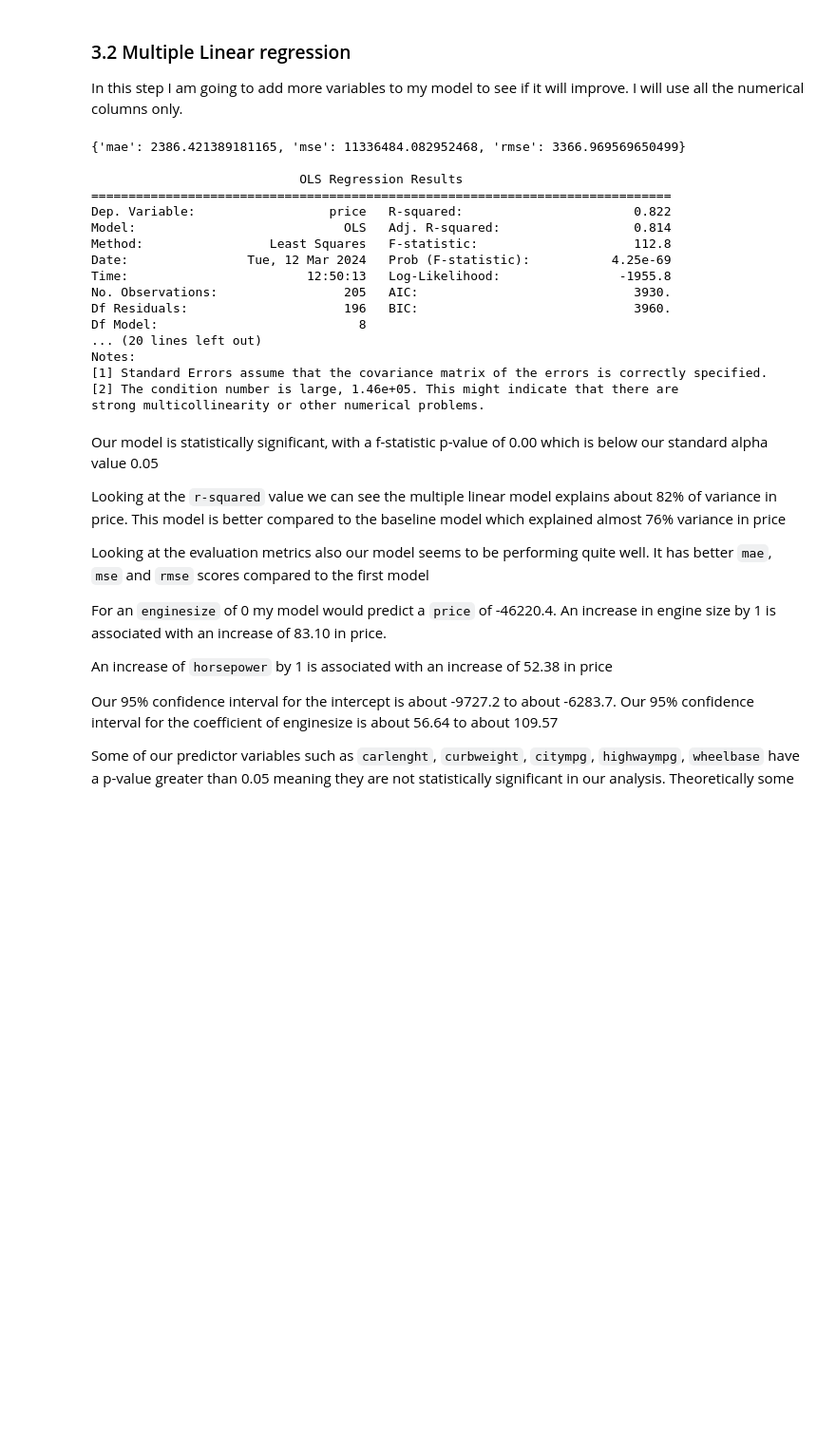
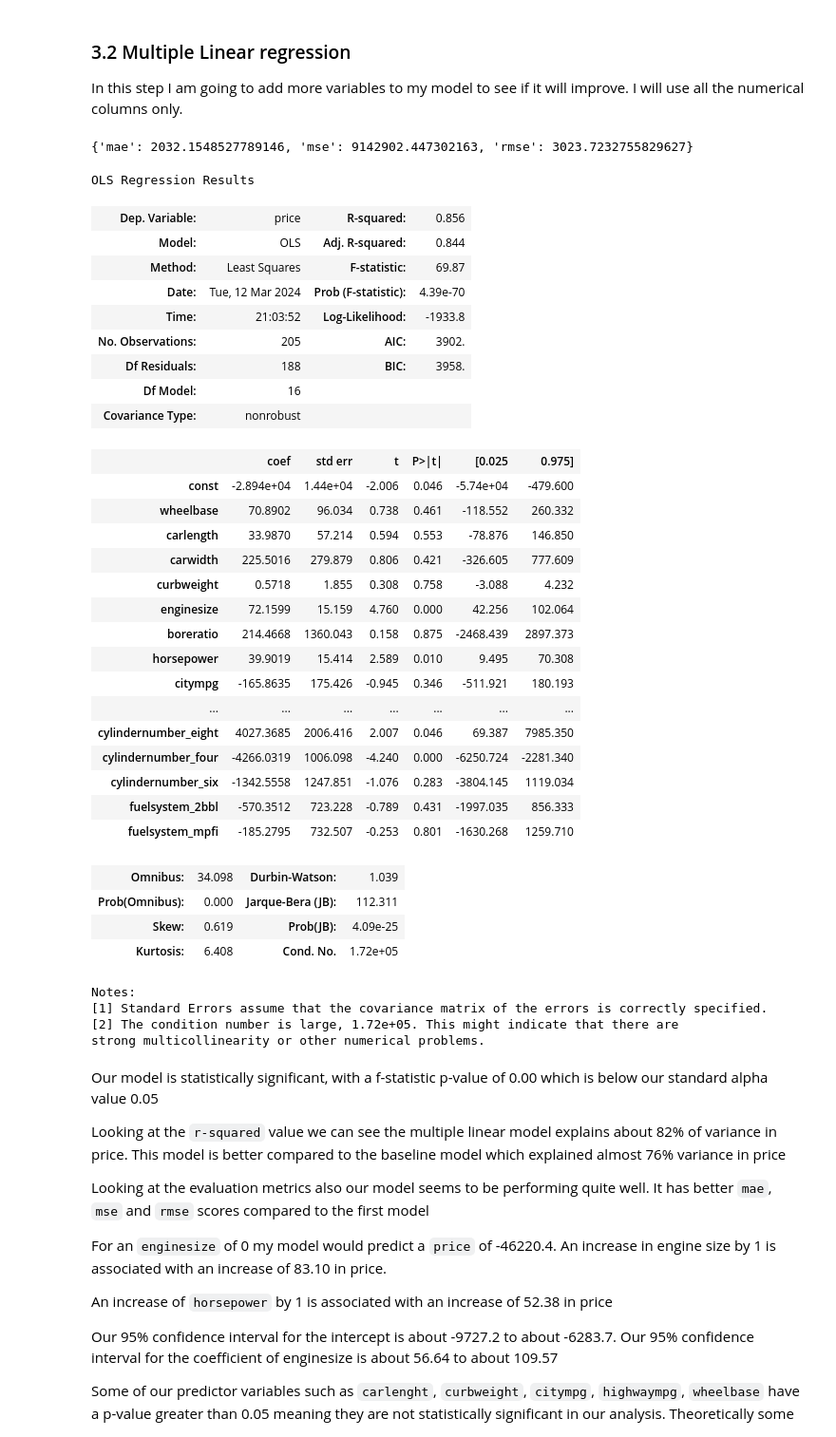
Before and after one commit to dev-ezzy/Car-price-analysis, a Jupyter notebook: index.ipynb, the cells around one changed output. Shown at 95% size. Saved outputs shown, nothing was run; the diff lists cells and outputs as text; code cells hidden in the pictures; blank space fills up the shorter version.

```diff
--- a/index.ipynb
+++ b/index.ipynb
@@ -526,39 +526,57 @@ plt.title("Actual data points alongside the regression line");
 In this step I am going to add more variables to my model to see if it will improve. I will use all the numerical columns only.
 # %%
 #specifying variables
-X_all = ohe_cars[["carlength", "carwidth", "curbweight", "enginesize", "horsepower",
-                "citympg", "highwaympg", "wheelbase"]]
+# X_all = ohe_cars[["carlength", "carwidth", "curbweight", "enginesize", "horsepower",
+#                 "citympg", "highwaympg", "wheelbase"]]
 
 #second model
-model_2 = sm.OLS(y, sm.add_constant(X_all))
+model_2 = sm.OLS(y, sm.add_constant(X_lin))
 #fitting the model
 results_2 = model_2.fit()
 
 #adding contant for prediction
-X_all = sm.add_constant(X_all)
+X_all = sm.add_constant(X_lin)
 #predicting y
 y_pred2 =  results_2.predict(X_all)
 
 print(regression_metrics(y_pred2, y), "\n")
-print(results_2.summary())
+results_2.summary()
 # %% [output]
-{'mae': 2386.421389181165, 'mse': 11336484.082952468, 'rmse': 3366.969569650499}
-
-                            OLS Regression Results
-==============================================================================
-Dep. Variable:                  price   R-squared:                       0.822
-Model:                            OLS   Adj. R-squared:                  0.814
-Method:                 Least Squares   F-statistic:                     112.8
-Date:                Tue, 12 Mar 2024   Prob (F-statistic):           4.25e-69
-Time:                        12:50:13   Log-Likelihood:                -1955.8
-No. Observations:                 205   AIC:                             3930.
-Df Residuals:                     196   BIC:                             3960.
-Df Model:                           8
-... (20 lines left out)
-Notes:
-[1] Standard Errors assume that the covariance matrix of the errors is correctly specified.
-[2] The condition number is large, 1.46e+05. This might indicate that there are
-strong multicollinearity or other numerical problems.
+{'mae': 2032.1548527789146, 'mse': 9142902.447302163, 'rmse': 3023.7232755829627}
+OLS Regression Results
+| Dep. Variable: | price | R-squared: | 0.856 |
+| Model: | OLS | Adj. R-squared: | 0.844 |
+| Method: | Least Squares | F-statistic: | 69.87 |
+| Date: | Tue, 12 Mar 2024 | Prob (F-statistic): | 4.39e-70 |
+| Time: | 21:03:52 | Log-Likelihood: | -1933.8 |
+| No. Observations: | 205 | AIC: | 3902. |
+| Df Residuals: | 188 | BIC: | 3958. |
+| Df Model: | 16 |  |  |
+| Covariance Type: | nonrobust |  |  |
+|  | coef | std err | t | P>|t| | [0.025 | 0.975] |
+| const | -2.894e+04 | 1.44e+04 | -2.006 | 0.046 | -5.74e+04 | -479.600 |
+| wheelbase | 70.8902 | 96.034 | 0.738 | 0.461 | -118.552 | 260.332 |
+| carlength | 33.9870 | 57.214 | 0.594 | 0.553 | -78.876 | 146.850 |
+| carwidth | 225.5016 | 279.879 | 0.806 | 0.421 | -326.605 | 777.609 |
+| curbweight | 0.5718 | 1.855 | 0.308 | 0.758 | -3.088 | 4.232 |
+| enginesize | 72.1599 | 15.159 | 4.760 | 0.000 | 42.256 | 102.064 |
+| boreratio | 214.4668 | 1360.043 | 0.158 | 0.875 | -2468.439 | 2897.373 |
+| horsepower | 39.9019 | 15.414 | 2.589 | 0.010 | 9.495 | 70.308 |
+| citympg | -165.8635 | 175.426 | -0.945 | 0.346 | -511.921 | 180.193 |
+| ... | ... | ... | ... | ... | ... | ... |
+| cylindernumber_eight | 4027.3685 | 2006.416 | 2.007 | 0.046 | 69.387 | 7985.350 |
+| cylindernumber_four | -4266.0319 | 1006.098 | -4.240 | 0.000 | -6250.724 | -2281.340 |
+| cylindernumber_six | -1342.5558 | 1247.851 | -1.076 | 0.283 | -3804.145 | 1119.034 |
+| fuelsystem_2bbl | -570.3512 | 723.228 | -0.789 | 0.431 | -1997.035 | 856.333 |
+| fuelsystem_mpfi | -185.2795 | 732.507 | -0.253 | 0.801 | -1630.268 | 1259.710 |
+| Omnibus: | 34.098 | Durbin-Watson: | 1.039 |
+| Prob(Omnibus): | 0.000 | Jarque-Bera (JB): | 112.311 |
+| Skew: | 0.619 | Prob(JB): | 4.09e-25 |
+| Kurtosis: | 6.408 | Cond. No. | 1.72e+05 |
+Notes:
+[1] Standard Errors assume that the covariance matrix of the errors is correctly specified.
+[2] The condition number is large, 1.72e+05. This might indicate that there are
+strong multicollinearity or other numerical problems.
 # %% [markdown]
 Our model is statistically significant, with a f-statistic p-value of 0.00 which is below our standard alpha value 0.05
 
```
Also changed, not shown: parts of 3 cells of this notebook.
